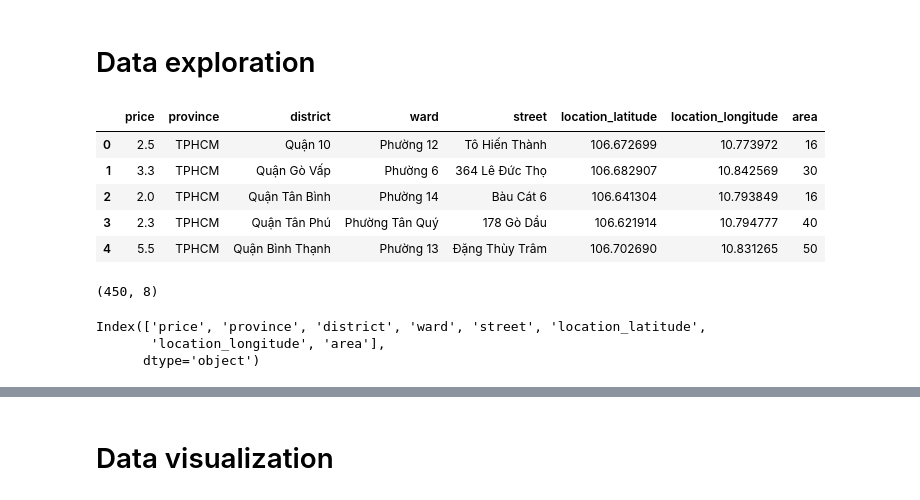
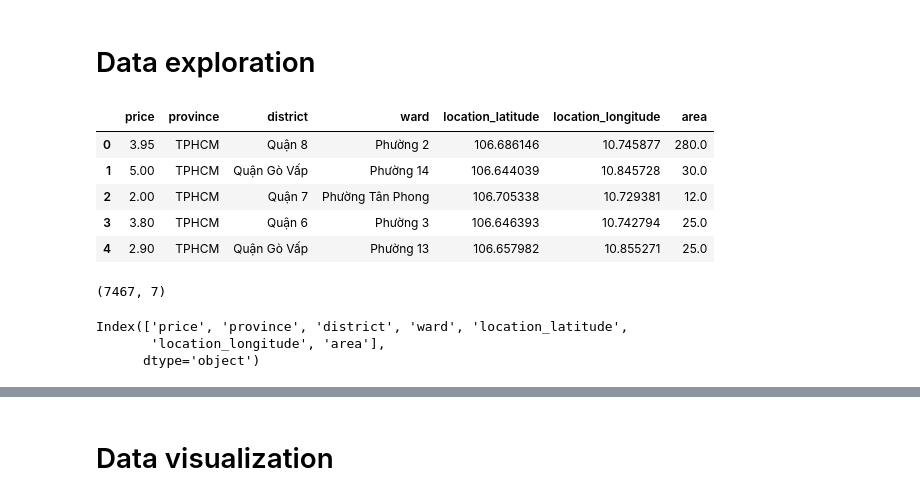
Before and after one commit to bkrental/website-crawler-service, a Jupyter notebook: website_scraper/models/price_predicting_model.ipynb, the cells around one changed output, grey strips where cells are left out. Drawn from its saved outputs; the diff is of its cells as text; code cells hidden in the pictures.

Commit message:
[Feat] add models for price predicting

```diff
--- a/website_scraper/models/price_predicting_model.ipynb
+++ b/website_scraper/models/price_predicting_model.ipynb
@@ -18,22 +25,22 @@ df.head()
 # %% [markdown]
 # Data exploration
 # %%
-df.drop(['bedrooms', 'bathrooms', 'title', 'description', 'property_type', 'transaction_type', 'owner_name', 'owner_contact'], axis=1, inplace=True)
+df.drop(['bedrooms', 'bathrooms', 'title', 'description', 'transaction_type', 'owner_name', 'owner_contact', 'property_type', 'street'], axis=1, inplace=True)
 df.head()
 # %% [output]
-|  | price | province | district | ward | street | location_latitude | location_longitude | area |
-| 0 | 2.5 | TPHCM | Quận 10 | Phường 12 | Tô Hiến Thành | 106.672699 | 10.773972 | 16 |
-| 1 | 3.3 | TPHCM | Quận Gò Vấp | Phường 6 | 364 Lê Đức Thọ | 106.682907 | 10.842569 | 30 |
-| 2 | 2.0 | TPHCM | Quận Tân Bình | Phường 14 | Bàu Cát 6 | 106.641304 | 10.793849 | 16 |
-| 3 | 2.3 | TPHCM | Quận Tân Phú | Phường Tân Quý | 178 Gò Dầu | 106.621914 | 10.794777 | 40 |
-| 4 | 5.5 | TPHCM | Quận Bình Thạnh | Phường 13 | Đặng Thùy Trâm | 106.702690 | 10.831265 | 50 |
+|  | price | province | district | ward | location_latitude | location_longitude | area |
+| 0 | 3.95 | TPHCM | Quận 8 | Phường 2 | 106.686146 | 10.745877 | 280.0 |
+| 1 | 5.00 | TPHCM | Quận Gò Vấp | Phường 14 | 106.644039 | 10.845728 | 30.0 |
+| 2 | 2.00 | TPHCM | Quận 7 | Phường Tân Phong | 106.705338 | 10.729381 | 12.0 |
+| 3 | 3.80 | TPHCM | Quận 6 | Phường 3 | 106.646393 | 10.742794 | 25.0 |
+| 4 | 2.90 | TPHCM | Quận Gò Vấp | Phường 13 | 106.657982 | 10.855271 | 25.0 |
 # %%
 df.shape
 # %% [output]
-(450, 8)
+(7467, 7)
 # %%
 df.keys()
 # %% [output]
-Index(['price', 'province', 'district', 'ward', 'street', 'location_latitude',
+Index(['price', 'province', 'district', 'ward', 'location_latitude',
        'location_longitude', 'area'],
       dtype='object')
```
Also changed, not shown: parts of 21 cells of this notebook, 1 other file.
